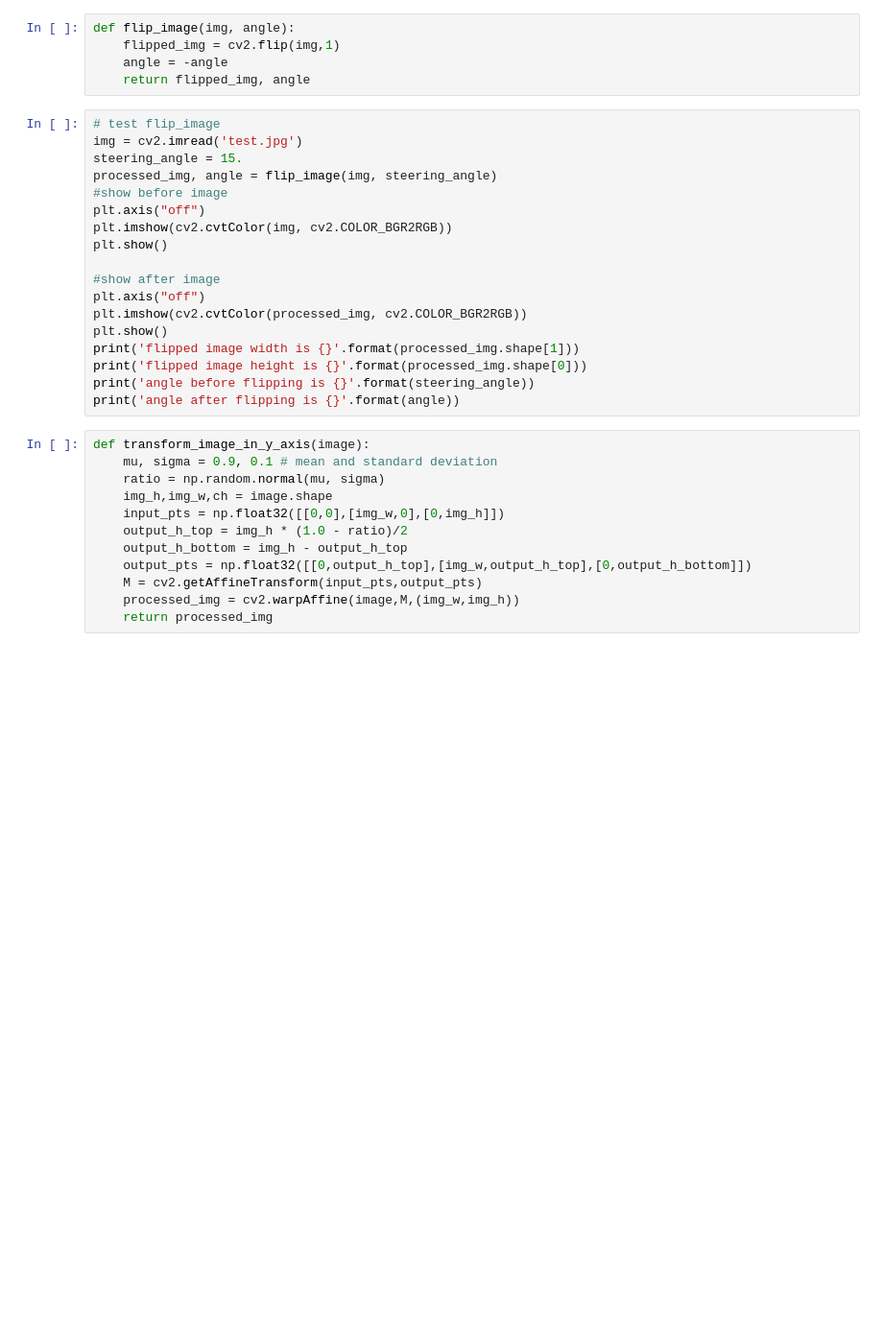
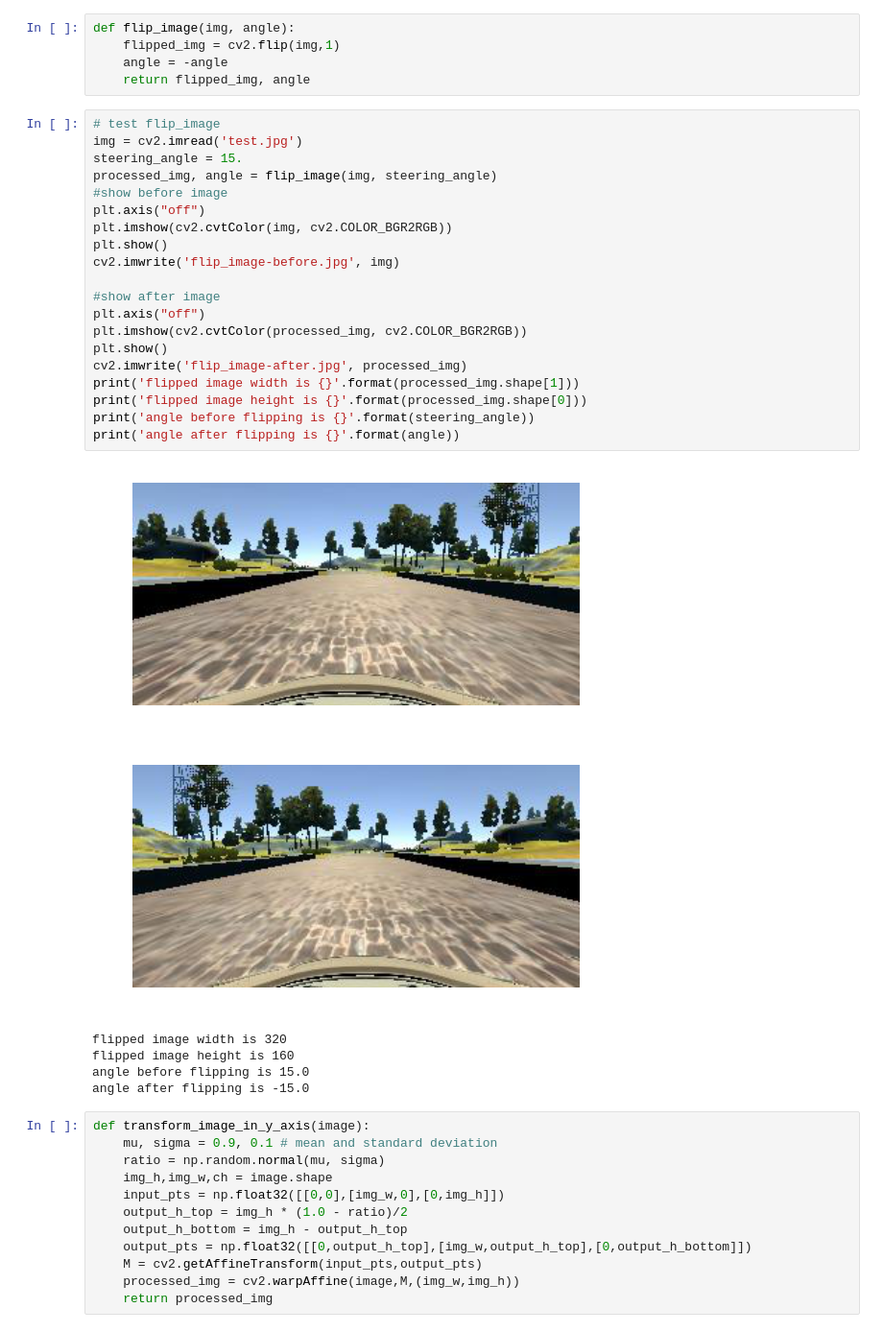
Before and after one commit to chenyu36/Behavioral-Cloning, a Jupyter notebook: model_retrain_s.ipynb, the cells around one changed output. Shown at 96% size. Saved outputs shown, nothing was run; the diff lists cells and outputs as text; blank space fills up the shorter version.

```diff
--- a/model_retrain_s.ipynb
+++ b/model_retrain_s.ipynb
@@ -118,21 +140,30 @@ def flip_image(img, angle):
 # %%
 # test flip_image
 img = cv2.imread('test.jpg')
 steering_angle = 15.
 processed_img, angle = flip_image(img, steering_angle)
 #show before image
 plt.axis("off")
 plt.imshow(cv2.cvtColor(img, cv2.COLOR_BGR2RGB))
 plt.show()
+cv2.imwrite('flip_image-before.jpg', img)
 
 #show after image
 plt.axis("off")
 plt.imshow(cv2.cvtColor(processed_img, cv2.COLOR_BGR2RGB))
 plt.show()
+cv2.imwrite('flip_image-after.jpg', processed_img)
 print('flipped image width is {}'.format(processed_img.shape[1]))
 print('flipped image height is {}'.format(processed_img.shape[0]))
 print('angle before flipping is {}'.format(steering_angle))
 print('angle after flipping is {}'.format(angle))
+# %% [output]
+[figure, added]
+[figure, added]
+flipped image width is 320
+flipped image height is 160
+angle before flipping is 15.0
+angle after flipping is -15.0
 # %%
 def transform_image_in_y_axis(image):
     mu, sigma = 0.9, 0.1 # mean and standard deviation
```
Also changed, not shown: parts of 8 cells of this notebook, 9 other files.
